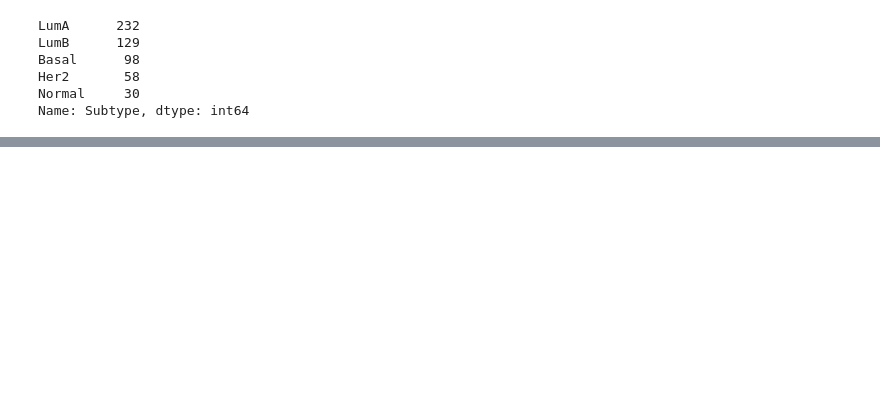
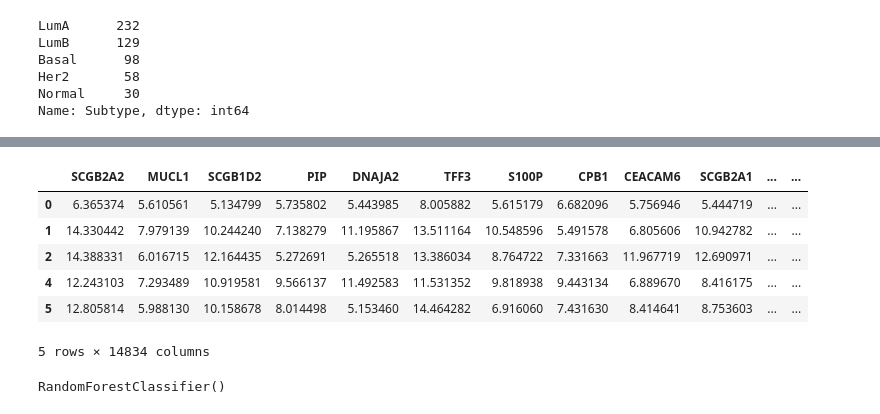
Before and after one commit to jcavalca/breast-cancer-research, a Jupyter notebook: random_forest.ipynb, the cells around one changed output, grey strips where cells are left out. Saved outputs shown, nothing was run; the diff lists cells and outputs as text; code cells hidden in the pictures; blank space fills up the shorter version.

```diff
--- a/random_forest.ipynb
+++ b/random_forest.ipynb
@@ -172,0 +195,12 @@ Name: Subtype, dtype: int64
+# %%
+def subtypeMapping(subtype):
+  if subtype == "HER2+":
+    return "Her2"
+  return subtype
+# %%
+df_20000["Subtype"] = df_20000["Subtype"].map(subtypeMapping)
+# %%
+genes_in_common = set(list(df_combined.columns)).intersection(set(list(df_20000.columns)))
+df_combined_drop_columns = set(df_combined.columns[3:]) - genes_in_common
+df_20000_drop_columns = set(df_20000.columns[:-2]) - genes_in_common
+len(genes_in_common)
@@ -172,0 +209,3 @@ Name: Subtype, dtype: int64
+# %%
+df_combined_common_genes = df_combined.drop(df_combined_drop_columns, axis=1)
+df_20000_common_genes = df_20000.drop(df_20000_drop_columns, axis=1)
@@ -172,0 +219,10 @@ Name: Subtype, dtype: int64
+# %%
+df_20000_common_genes.head()
+# %% [output]
+|  | SCGB2A2 | MUCL1 | SCGB1D2 | PIP | DNAJA2 | TFF3 | S100P | CPB1 | CEACAM6 | SCGB2A1 | ... | ... |
+| 0 | 6.365374 | 5.610561 | 5.134799 | 5.735802 | 5.443985 | 8.005882 | 5.615179 | 6.682096 | 5.756946 | 5.444719 | ... | ... |
+| 1 | 14.330442 | 7.979139 | 10.244240 | 7.138279 | 11.195867 | 13.511164 | 10.548596 | 5.491578 | 6.805606 | 10.942782 | ... | ... |
+| 2 | 14.388331 | 6.016715 | 12.164435 | 5.272691 | 5.265518 | 13.386034 | 8.764722 | 7.331663 | 11.967719 | 12.690971 | ... | ... |
+| 4 | 12.243103 | 7.293489 | 10.919581 | 9.566137 | 11.492583 | 11.531352 | 9.818938 | 9.443134 | 6.889670 | 8.416175 | ... | ... |
+| 5 | 12.805814 | 5.988130 | 10.158678 | 8.014498 | 5.153460 | 14.464282 | 6.916060 | 7.431630 | 8.414641 | 8.753603 | ... | ... |
+5 rows × 14834 columns
@@ -172,0 +232,5 @@ Name: Subtype, dtype: int64
+# %%
+model = RandomForestClassifier()
+model.fit(X_train, y_train.values.ravel())
+# %% [output]
+RandomForestClassifier()
```
Also changed, not shown: parts of 18 cells of this notebook.
